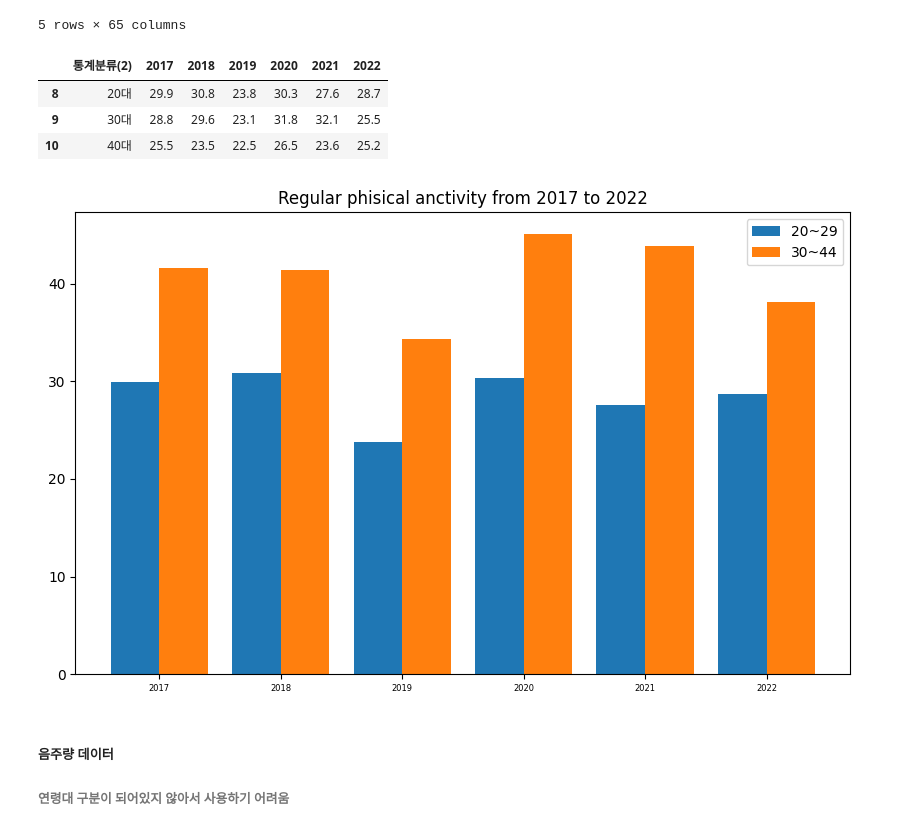
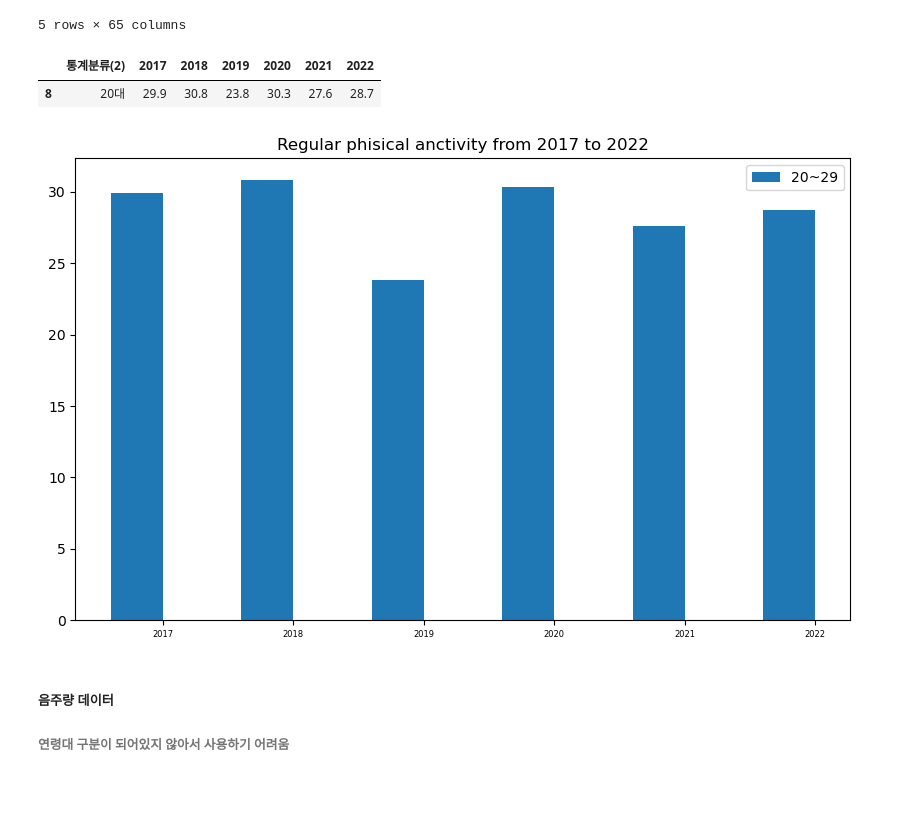
Before and after one commit to gni29/quiet_I, a Jupyter notebook: fat.ipynb, the cells around one changed output. Drawn from its saved outputs; the diff is of its cells as text; code cells hidden in the pictures; blank space fills up the shorter version.

```diff
--- a/fat.ipynb
+++ b/fat.ipynb
@@ -28,7 +28,7 @@ Index(['구분별(1)', '구분별(2)', '구분별(3)', '2009', '2009.1', '2009.2
 # %% [markdown]
 #### 연령대가 19세에서 44세까지의 비만율 데이터만 선택하여 비교
 # %%
-df_target = df[(df["구분별(3)"]=="19~29세") | (df["구분별(3)"]=="30~44세")]
+df_target = df[(df["구분별(3)"]=="19~29세")]
 target_col = ["2017","2018","2019","2020","2021","2022"]
 df_target = df_target[target_col]
 # %% [markdown]
@@ -160,7 +164,7 @@ plt.show()
 # %% [markdown]
 ##### 규칙적 체육활동 참여 여부 및 빈도 데이터
 # %%
-exercise = pd.read_csv("data\규칙적_체육활동_참여_여부_및_빈도_20241223161138.csv",encoding="cp949")
+exercise = pd.read_csv("data/규칙적_체육활동_참여_여부_및_빈도_20241223161138.csv",encoding="cp949")
 exercise.head()
 # %% [output]
 |  | 통계분류(1) | 통계분류(2) | 통계분류(3) | 2017 | 2017.1 | 2017.2 | 2017.3 | 2017.4 | 2017.5 | 2017.6 | ... | ... |
@@ -173,29 +177,25 @@ exercise.head()
 # %%
 
 exercise = exercise[exercise["통계분류(1)"]=="연령별"]
-exercise = exercise[(exercise["통계분류(2)"]=="20대") | (exercise["통계분류(2)"]=="30대")|(exercise["통계분류(2)"]=="40대")]
+exercise = exercise[(exercise["통계분류(2)"]=="20대")]
 exercise = exercise[["통계분류(2)","2017","2018","2019","2020","2021","2022"]]
 exercise
 # %% [output]
 |  | 통계분류(2) | 2017 | 2018 | 2019 | 2020 | 2021 | 2022 |
 | 8 | 20대 | 29.9 | 30.8 | 23.8 | 30.3 | 27.6 | 28.7 |
-| 9 | 30대 | 28.8 | 29.6 | 23.1 | 31.8 | 32.1 | 25.5 |
-| 10 | 40대 | 25.5 | 23.5 | 22.5 | 26.5 | 23.6 | 25.2 |
 # %%
 x = np.arange(len(df_target.columns))  # 막대의 x좌표
 y1 = exercise.iloc[0, 1:].values.astype("float")       # 첫 번째 데이터 세트
-y2 = exercise.iloc[1, 1:].values.astype("float")+(exercise.iloc[2, 1:].values.astype("float"))/2
 width = 0.4
 plt.figure(figsize= (10,6))
 plt.bar(x - width/2, y1, width=width, label="20~29")
-plt.bar(x + width/2, y2, width=width, label="30~44")
 plt.ylim(0,None)
 plt.xticks(x, df_target.columns, fontsize = 6)
 plt.title("Regular phisical anctivity from 2017 to 2022")
 plt.legend()
 plt.show()
 # %% [output]
-[figure, old version]
+[figure, new version]
 # %% [markdown]
 ##### 음주량 데이터
 ###### 연령대 구분이 되어있지 않아서 사용하기 어려움
```
Also changed, not shown: parts of 52 cells of this notebook, 17 other files.
